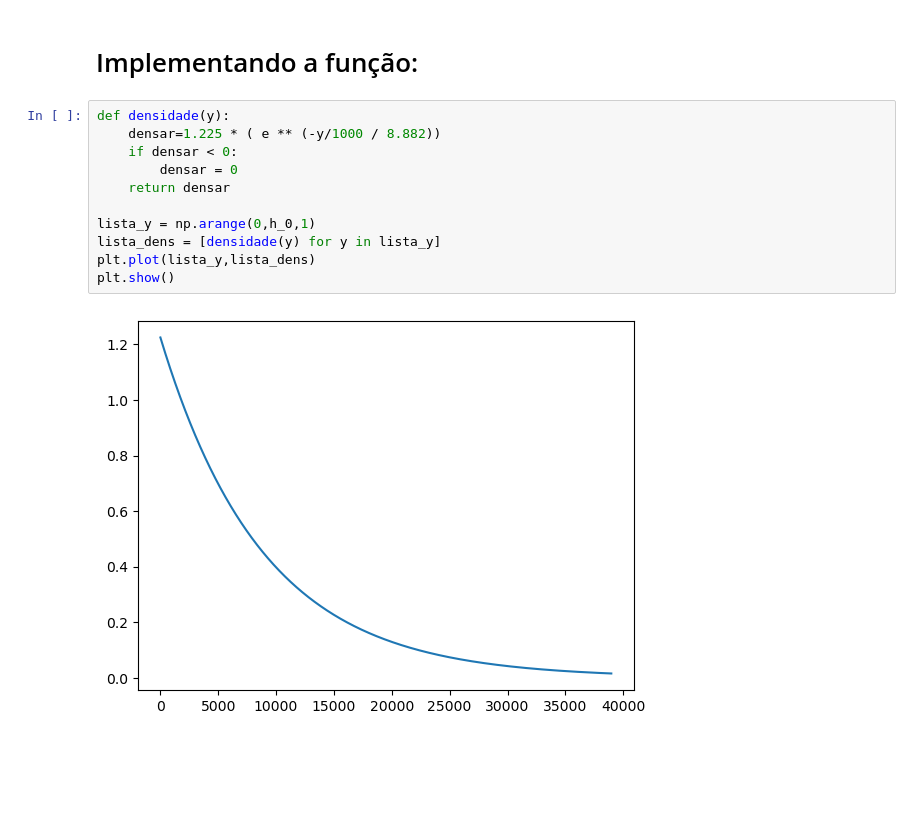
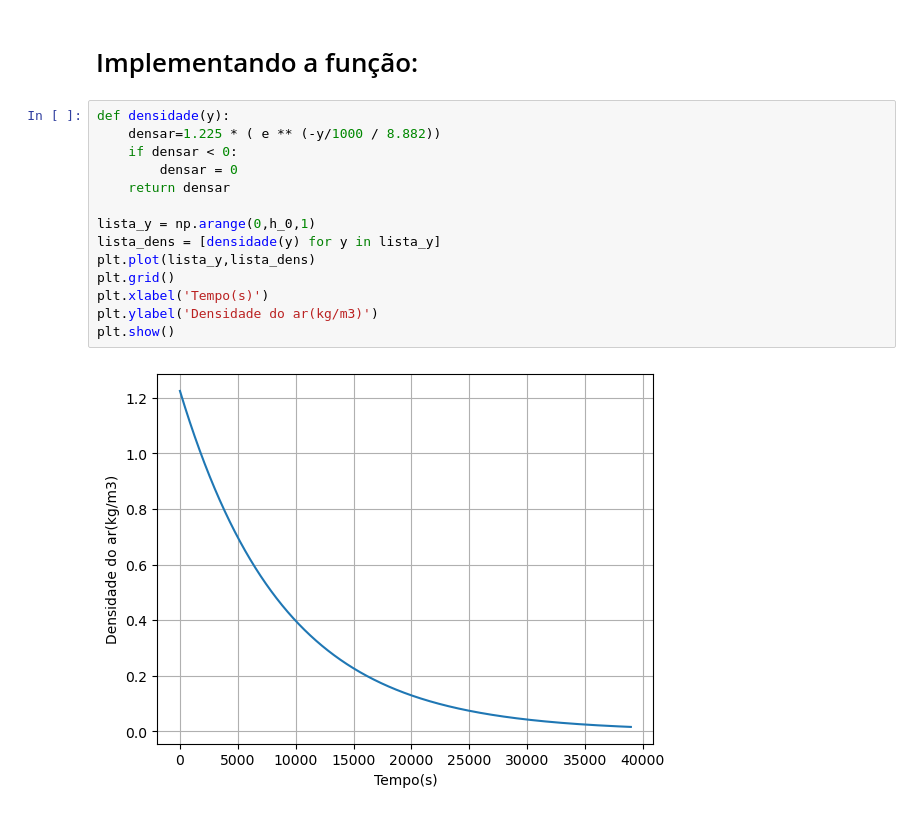
Before and after one commit to FLevn/P3-ModSim-Stratos, a Jupyter notebook: Projeto 3 - Jupyter.ipynb, the cells around one changed output. Cells and saved outputs as stored; diff of their text form; blank space fills up the shorter version.

```diff
--- a/Projeto 3 - Jupyter.ipynb
+++ b/Projeto 3 - Jupyter.ipynb
@@ -37,19 +37,22 @@ dt = 1
 lista_t = np.arange(0, 280, dt)
 # %% [markdown]
 # Implementando a função:
-# %%
-def densidade(y):
-    densar=1.225 * ( e ** (-y/1000 / 8.882))
-    if densar < 0:
-        densar = 0
-    return densar
-
-lista_y = np.arange(0,h_0,1)
-lista_dens = [densidade(y) for y in lista_y]
-plt.plot(lista_y,lista_dens)
-plt.show()
-# %% [output]
-[figure, removed]
+# %%
+def densidade(y):
+    densar=1.225 * ( e ** (-y/1000 / 8.882))
+    if densar < 0:
+        densar = 0
+    return densar
+
+lista_y = np.arange(0,h_0,1)
+lista_dens = [densidade(y) for y in lista_y]
+plt.plot(lista_y,lista_dens)
+plt.grid()
+plt.xlabel('Tempo(s)')
+plt.ylabel('Densidade do ar(kg/m3)')
+plt.show()
+# %% [output]
+[figure, added]
 # %%
 def modelo(X, t, vventox, vventoy):
     x = X[0]
```
Also changed, not shown: parts of 10 cells of this notebook.
